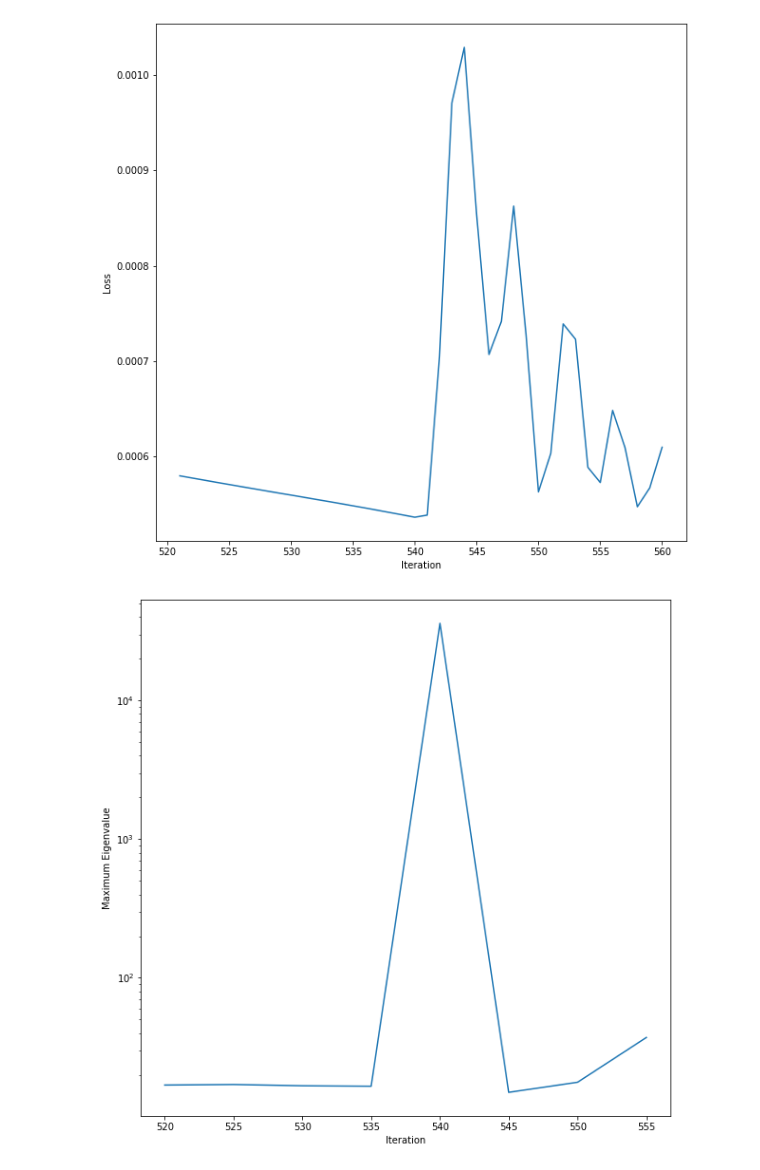
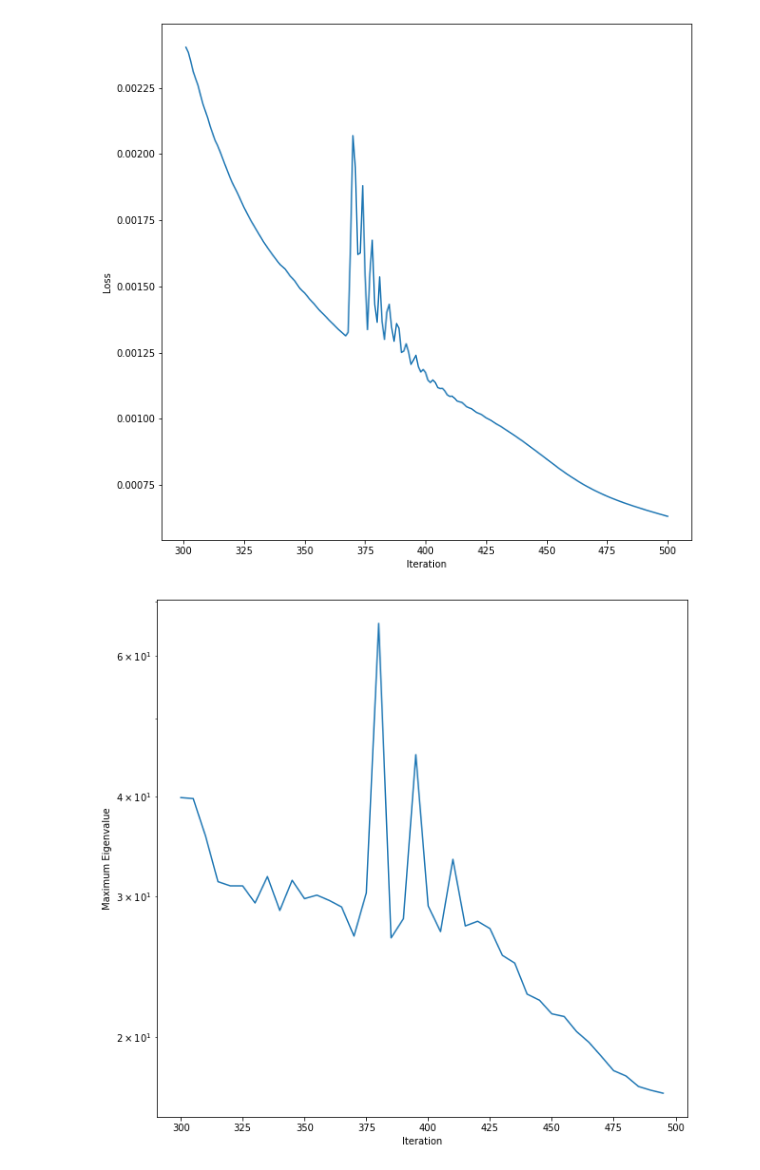
Before and after one commit to Lawrencium256/NODE_Hessian, a Jupyter notebook: nested_spheres/cross_entropy/nested_spheres_hessian_analysis_cross.ipynb, the cells around one changed output. Saved outputs shown, nothing was run; the diff lists cells and outputs as text; code cells hidden in the pictures.

```diff
--- a/nested_spheres/cross_entropy/nested_spheres_hessian_analysis_cross.ipynb
+++ b/nested_spheres/cross_entropy/nested_spheres_hessian_analysis_cross.ipynb
@@ -254,36 +254,36 @@ loss_data = np.load('/content/drive/MyDrive/colab_notebooks/NODE_Hessian/nested_
 iters_data = np.load('/content/drive/MyDrive/colab_notebooks/NODE_Hessian/nested_spheres/cross_entropy/' + exp_name +'/'
                      + node_type +'/itr_arr.npy')
 
-iter_min = 520
-iter_max = 560
+iter_min = 300
+iter_max = 500
 
 plt.figure(figsize=[10,10])
 plt.plot(iters_data[iter_min:iter_max], loss_data[iter_min:iter_max])
 plt.xlabel('Iteration')
 plt.ylabel('Loss')
 if save:
   plt.savefig('/content/drive/MyDrive/colab_notebooks/NODE_Hessian/nested_spheres/cross_entropy/experiment_0/node'
-            + '/detailed_loss_curve_2.pdf')
+            + '/detailed_loss_curve_3.pdf')
 plt.show()
 
 iters = np.arange(iter_min, iter_max, 5)
 
 eigenvalues = []
 for i in iters:
   for item in library_hessian_data:
     if item[0] == i:
       e, v = torch.symeig(item[2])
       eigenvalues.append(e[-1].item())
 
 plt.figure(figsize=[10,10])
 plt.plot(iters, eigenvalues)
 plt.yscale('log')
 plt.xlabel('Iteration')
 plt.ylabel('Maximum Eigenvalue')
 if save:
   plt.savefig('/content/drive/MyDrive/colab_notebooks/NODE_Hessian/nested_spheres/cross_entropy/experiment_0/node'
-            + '/eigenvalue_density_plots/detalied_maximum_eigenvalues_2.pdf')
+            + '/eigenvalue_density_plots/detalied_maximum_eigenvalues_3.pdf')
 plt.show()
 # %% [output]
-[figure, old version]
+[figure, new version]
-[figure, old version]
+[figure, new version]
```
Also changed, not shown: 31 other files.
